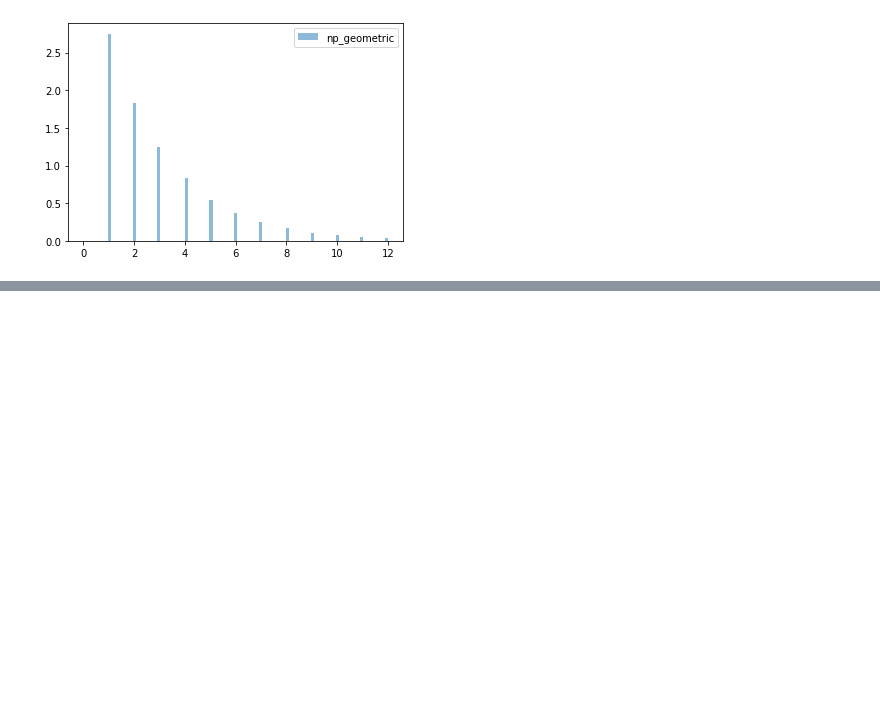
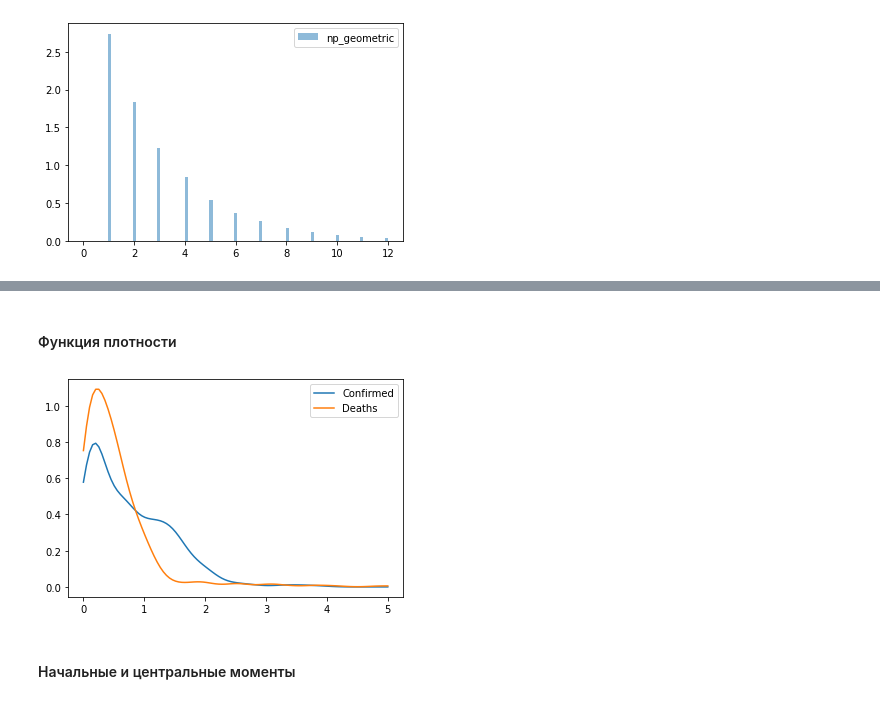
Before and after one commit to lantalex/cmf_statistics, a Jupyter notebook: week-1.ipynb, the cells around one changed output, grey strips where cells are left out. Drawn from its saved outputs; the diff is of its cells as text; code cells hidden in the pictures; blank space fills up the shorter version.

```diff
--- a/week-1.ipynb
+++ b/week-1.ipynb
@@ -171,0 +257,20 @@ plt.show()
+# %% [markdown]
+#### Функция плотности
+# %%
+from scipy.stats import gaussian_kde
+
+kde_c = gaussian_kde(df['Confirmed'])
+kde_d = gaussian_kde(df['Deaths'])
+
+x_range = np.linspace(0.0, 5.00, 100)
+
+plt.plot(x_range,kde_c(x_range), label='Confirmed')
+plt.plot(x_range,kde_d(x_range), label='Deaths')
+
+plt.legend(loc='upper right')
+
+plt.show()
+# %% [output]
+[figure, added]
+# %% [markdown]
+#### Начальные и центральные моменты
```
Also changed, not shown: parts of 24 cells of this notebook, 1 other file.
